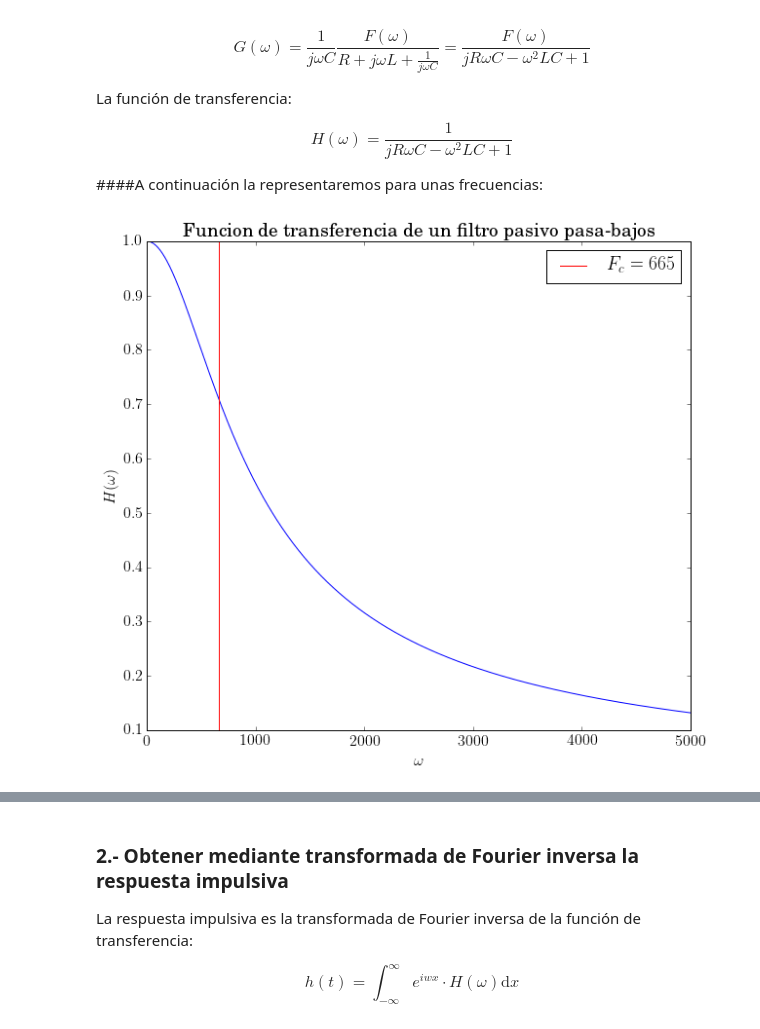
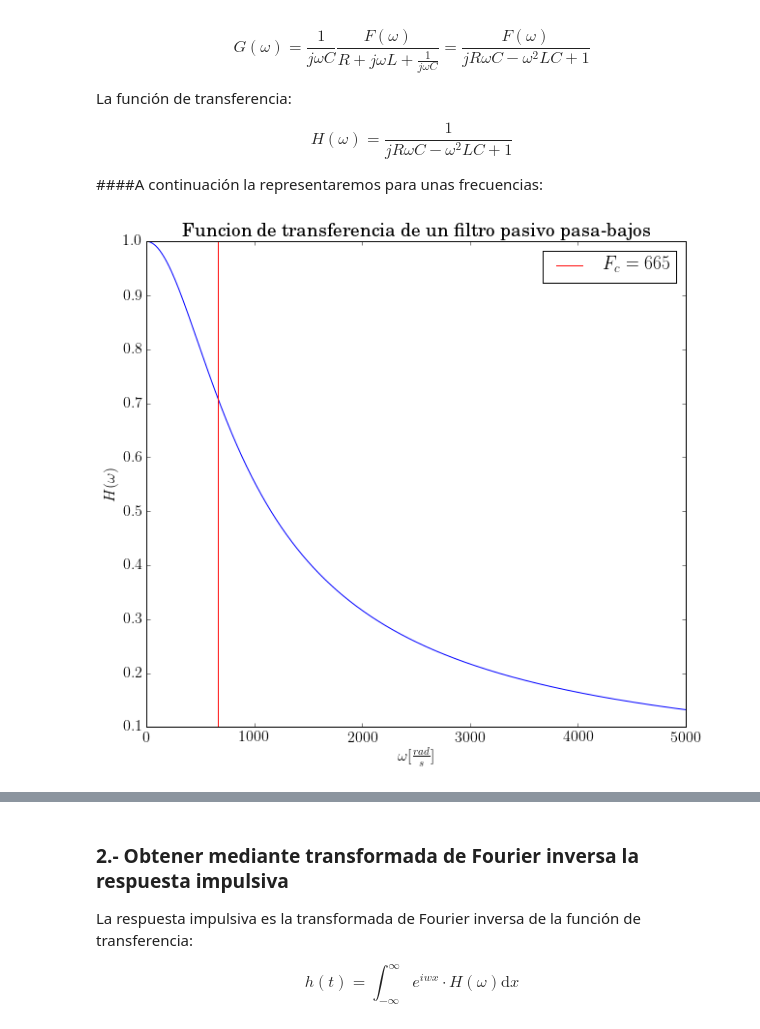
Before and after one commit to RoberTnf/Se-ales, a Jupyter notebook: Filtro pasivo pasa-bajos.ipynb, the cells around one changed output, grey strips where cells are left out. Saved outputs shown, nothing was run; the diff lists cells and outputs as text; code cells hidden in the pictures.

```diff
--- a/Filtro pasivo pasa-bajos.ipynb
+++ b/Filtro pasivo pasa-bajos.ipynb
@@ -59,16 +59,16 @@ fcorind= argmin(abs((abs(H[:500])**2)-0.5))
 # %%
 plot(w,abs(H))
 fcor = w[fcorind]
 axvline(fcor, 0,1, c = "r", label="$F_c = {}$".format(int(fcor)))
 
 
 legend(loc="best")
 ylabel(r"$H ( \omega )$")
-xlabel(r"$\omega$")
+xlabel(r"$\omega [\frac{rad}{s}]$")
 title("Funcion de transferencia de un filtro pasivo pasa-bajos")
 show()
 # %% [output]
-[figure, old version]
+[figure, new version]
 # %%
 ylim(ymax=1, ymin = min(10*log10(abs(Hlog)**2)))
 
```
Also changed, not shown: parts of 5 cells of this notebook.
